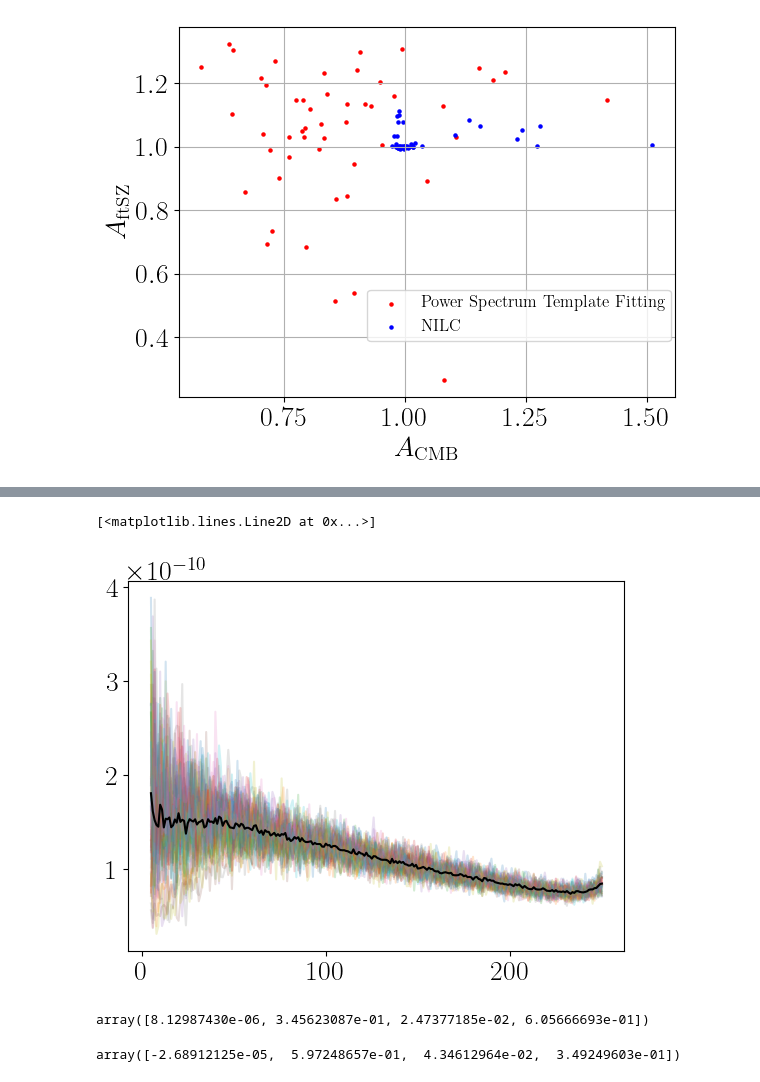
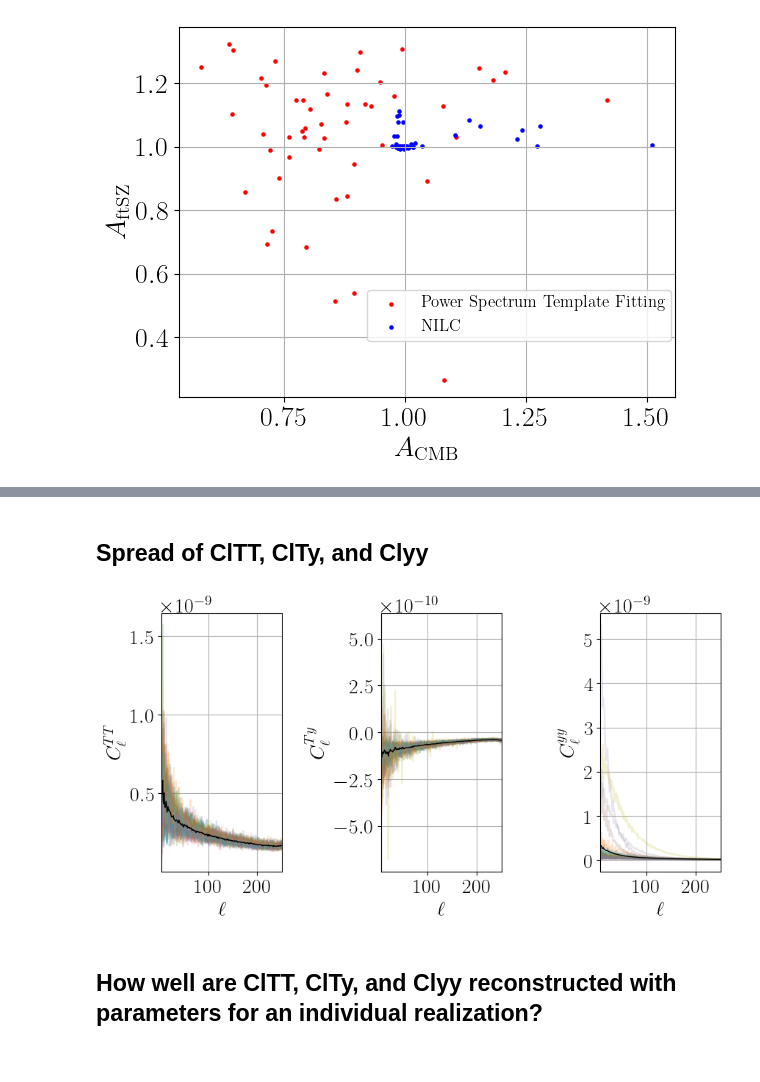
Before and after one commit to kmsurrao/NILC-Inference-Pipeline, a Jupyter notebook: notebooks/pipeline_plotting_examples.ipynb, the cells around one changed output, grey strips where cells are left out. Cells and saved outputs as stored; diff of their text form; code cells hidden in the pictures.

```diff
--- a/notebooks/pipeline_plotting_examples.ipynb
+++ b/notebooks/pipeline_plotting_examples.ipynb
@@ -225,9 +191,0 @@ saved pipeline_plots/analytic_template_fitting.pdf
-# %%
-Clpq = pickle.load(open(f'{inp.output_dir}/data_vecs/Clpq.p', 'rb'))
-start = 5
-for sim in range(len(Clpq)):
-    plt.plot(ells[start:], Clpq[sim,0,0,0,1,1][start:], alpha=0.2)
-plt.plot(ells[start:], np.mean(Clpq[:,0,0,0,1,1],axis=0)[start:], color='k')
-# %% [output]
-[<matplotlib.lines.Line2D at 0x...>]
-[figure, removed]
@@ -236,8 +192,27 @@ best_fits = pickle.load(open(f'{inp.output_dir}/data_vecs/best_fits.p', 'rb'))
-# %%
-best_fits[0,0,1,1,100]
-# %% [output]
-array([8.12987430e-06, 3.45623087e-01, 2.47377185e-02, 6.05666693e-01])
-# %%
-best_fits[0,1,1,1,100]
-# %% [output]
-array([-2.68912125e-05,  5.97248657e-01,  4.34612964e-02,  3.49249603e-01])
+# %% [markdown]
+## Spread of ClTT, ClTy, and Clyy
+# %%
+#Clpq has shape (Nsims, N_comps+1, N_preserved_comps=2, N_preserved_comps=2, N_comps=4, N_comps=4, ellmax+1)
+Clpq = pickle.load(open(f'{inp.output_dir}/data_vecs/Clpq.p', 'rb'))
+start = 5
+ells = np.arange(inp.ellmax+1)
+
+fig, axs = plt.subplots(1,3, figsize=(9,5))
+ax = 0
+for p,q in [(0,0), (0,1), (1,1)]:
+    plt.axes(axs[ax])
+    for sim in range(len(Clpq)):
+        plt.plot(ells[start:], np.sum(Clpq[sim,4,p,q,:,:], axis=(0,1))[start:], alpha=0.2)
+    plt.plot(ells[start:], np.sum(np.mean(Clpq[:,4,p,q,:,:],axis=0), axis=(0,1))[start:], color='k', linewidth=1.)
+    plt.grid()
+    plt.xlim(start, inp.ellmax+1)
+    plt.xlabel(r'$\ell$')
+    if ax==0: plt.ylabel(r'$C_\ell^{TT}$')
+    if ax==1: plt.ylabel(r'$C_\ell^{Ty}$')
+    if ax==2: plt.ylabel(r'$C_\ell^{yy}$')
+    ax += 1
+plt.tight_layout()
+# %% [output]
+[figure, added]
+# %% [markdown]
+## How well are ClTT, ClTy, and Clyy reconstructed with parameters for an individual realization?
```
Also changed, not shown: parts of 21 cells of this notebook, 1 other file.
